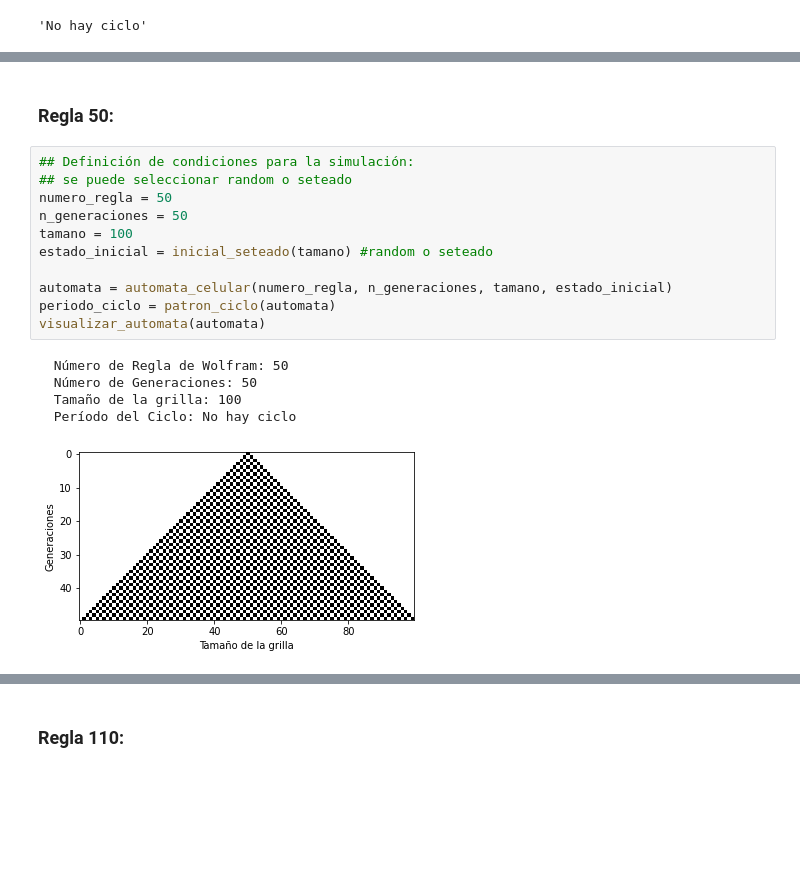
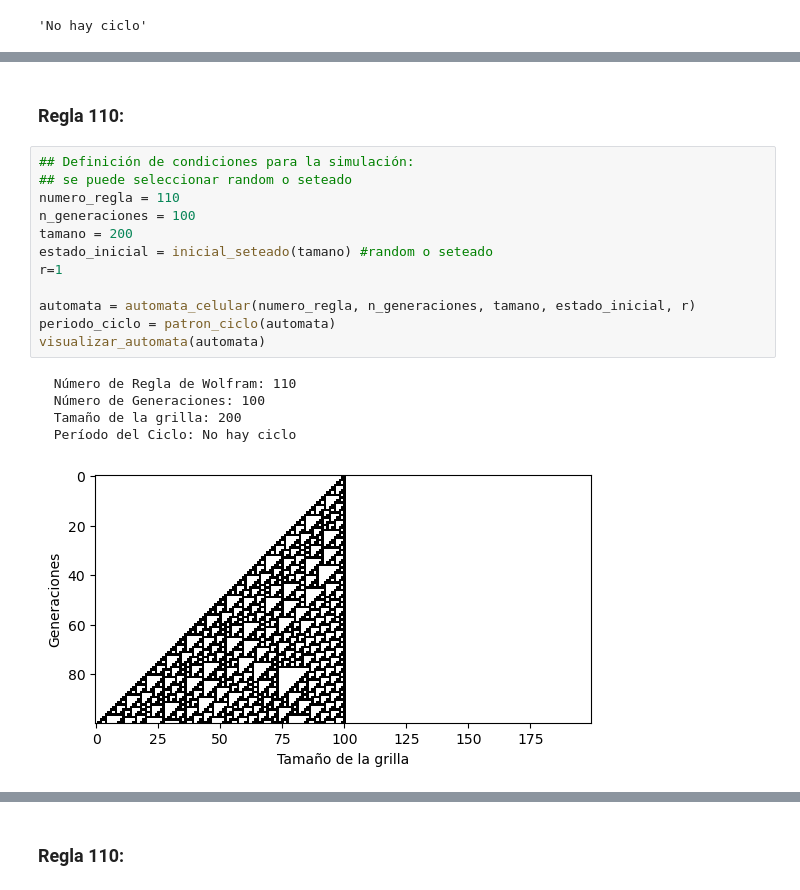
Before and after one commit to educarrascov/DISC_Complex, a Jupyter notebook: Script Prueba/20230319 ECA_proposal_2.ipynb, the cells around one changed output, grey strips where cells are left out. Drawn from its saved outputs; the diff is of its cells as text; blank space fills up the shorter version.

```diff
--- a/Script Prueba/20230319 ECA_proposal_2.ipynb
+++ b/Script Prueba/20230319 ECA_proposal_2.ipynb
@@ -202,22 +203,23 @@ graficar_entropia(entropias)
 # %% [markdown]
-### Regla 50:
+### Regla 110:
 # %%
 ## Definición de condiciones para la simulación:
 ## se puede seleccionar random o seteado
-numero_regla = 50
-n_generaciones = 50
-tamano = 100
+numero_regla = 110
+n_generaciones = 100
+tamano = 200
 estado_inicial = inicial_seteado(tamano) #random o seteado
+r=1
 
-automata = automata_celular(numero_regla, n_generaciones, tamano, estado_inicial)
+automata = automata_celular(numero_regla, n_generaciones, tamano, estado_inicial, r)
 periodo_ciclo = patron_ciclo(automata)
 visualizar_automata(automata)
 # %% [output]
-  Número de Regla de Wolfram: 50
-  Número de Generaciones: 50
-  Tamaño de la grilla: 100
+  Número de Regla de Wolfram: 110
+  Número de Generaciones: 100
+  Tamaño de la grilla: 200
   Período del Ciclo: No hay ciclo
-[figure, old version]
+[figure, new version]
 # %%
 # Cálculo y gráfico de la densidad de 1:
 densidades = calcular_densidad(automata)
```
Also changed, not shown: parts of 14 cells of this notebook, 1 other file.
